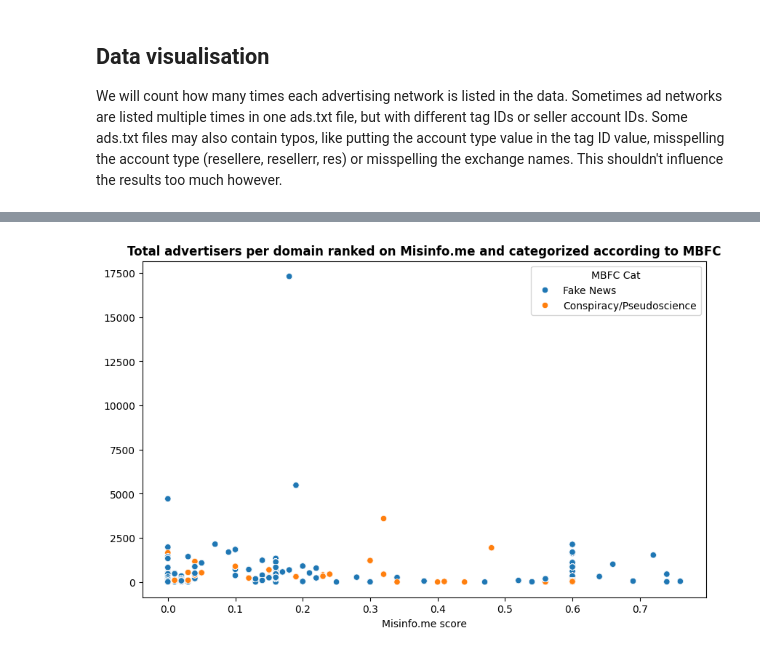
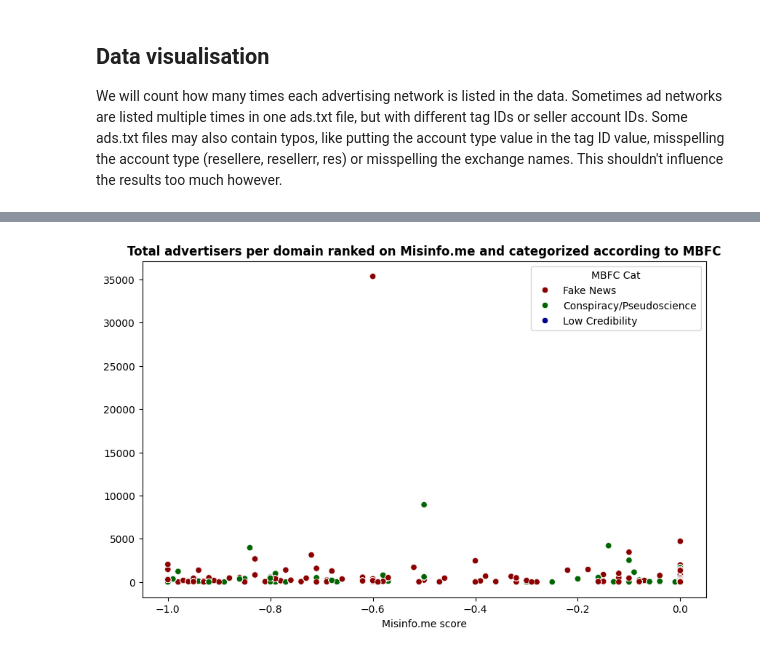
Before and after one commit to gizembrasser/data-engineering-project, a Jupyter notebook: uitwerking.ipynb, the cells around one changed output, grey strips where cells are left out. Cells and saved outputs as stored; diff of their text form; code cells hidden in the pictures.

```diff
--- a/uitwerking.ipynb
+++ b/uitwerking.ipynb
@@ -21,5 +21,5 @@ Misinfo.me rates the sites' credibility from low (-1.0) to high (1.0). To only i
 # %%
-newssites = newssites[newssites["Misinfo.me"] >= 0]
+newssites = newssites[newssites["Misinfo.me"] <= 0]
 newssites["Domain name"] = "https://" + newssites["Domain name"]
 # %% [markdown]
 ## Extracting the data
@@ -105,3 +105,7 @@ ads.to_excel("ads_output.xlsx")
+# %%
+# Save to excel file
+ads.to_excel("ads_output.xlsx")
+ads = pd.read_excel("ads_output.xlsx")
 # %% [markdown]
 ## Data visualisation
 
@@ -132,19 +136,20 @@ merge
 # %%
 # Merge the two DataFrames
 merged_data = pd.merge(ads, newssites, on="Domain name", how="inner")
 
 # Count how many times each domain occurs
 most_ads = merged_data.groupby("Domain name").size().reset_index(name="Number of advertisers")
 
+# Add the column 'Number of advertisers'
 count_data = pd.merge(most_ads, merged_data, on="Domain name", how="inner")
 
-count_data["MBFC Cat"] = count_data["MBFC Cat"].replace({"FN": "Fake News", "CP": "Conspiracy/Pseudoscience"})
+count_data["MBFC Cat"] = count_data["MBFC Cat"].replace({"FN": "Fake News", "CP": "Conspiracy/Pseudoscience", "LC": "Low Credibility"})
 
 plt.figure(figsize=(10, 6))
-sns.scatterplot(data=count_data, x="Misinfo.me", y="Number of advertisers", hue="MBFC Cat")
+sns.scatterplot(data=count_data, x="Misinfo.me", y="Number of advertisers", hue="MBFC Cat", palette={"Fake News": "darkred", "Conspiracy/Pseudoscience": "darkgreen", "Low Credibility": "darkblue"})
 plt.title("Total advertisers per domain ranked on Misinfo.me and categorized according to MBFC", fontweight="bold")
 plt.xlabel("Misinfo.me score")
 plt.ylabel("")
 plt.show()
 # %% [output]
-[figure, old version]
+[figure, new version]
```
Also changed, not shown: parts of 13 cells of this notebook, 1 other file.
